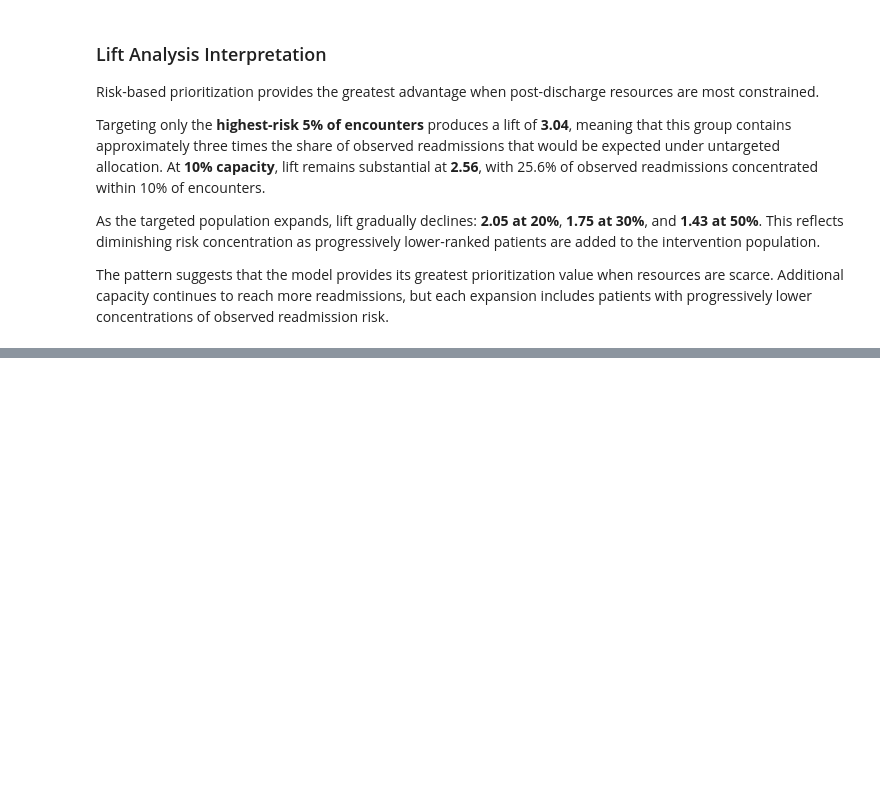
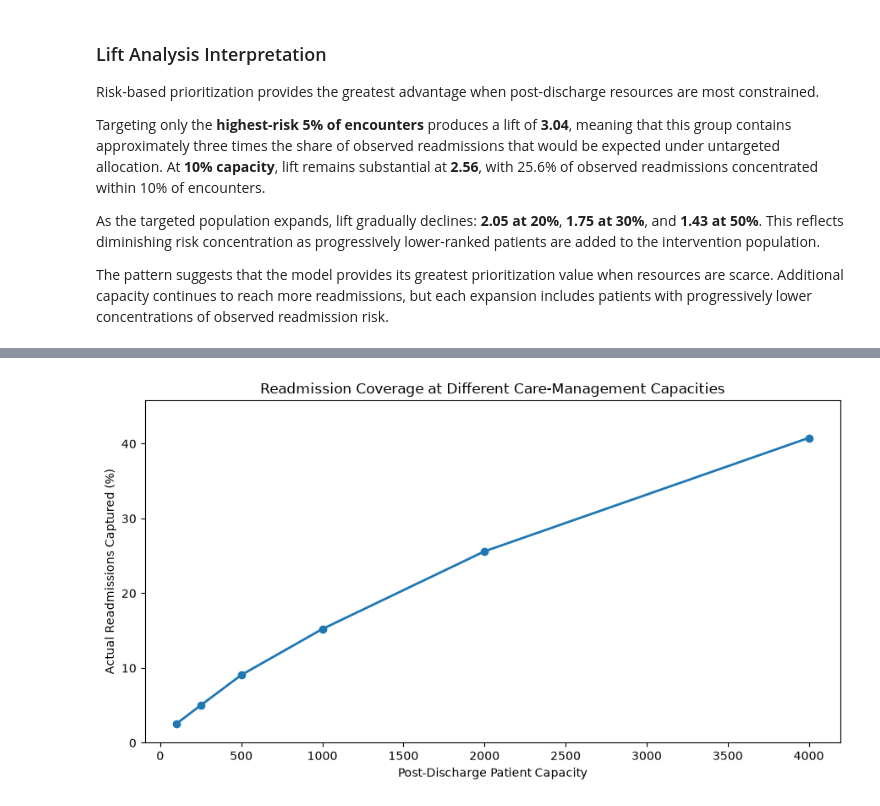
Before and after one commit to byegond-beep/hospital-readmission-resource-allocation-analytics, a Jupyter notebook: notebooks/07-readmission_decision_analysis.ipynb, the cells around one changed output, grey strips where cells are left out. Saved outputs shown, nothing was run; the diff lists cells and outputs as text; code cells hidden in the pictures; blank space fills up the shorter version.

```diff
--- a/notebooks/07-readmission_decision_analysis.ipynb
+++ b/notebooks/07-readmission_decision_analysis.ipynb
@@ -335,0 +344,24 @@ The pattern suggests that the model provides its greatest prioritization value w
+# %%
+capacity_levels = [100, 250, 500, 1000, 2000, 4000]
+
+capacity_results = []
+
+for capacity in capacity_levels:
+    targeted = ranked_data.iloc[:capacity]
+
+    readmissions = targeted["actual_readmission"].sum()
+
+    capacity_results.append({
+        "Patient Capacity": capacity,
+        "Population Reached (%)":
+            capacity / total_encounters * 100,
+        "Readmissions Captured": int(readmissions),
+        "Readmissions Captured (%)":
+            readmissions / total_readmissions * 100,
+        "Targeted Group Readmission Rate (%)":
+            targeted["actual_readmission"].mean() * 100
+    })
+
+capacity_df = pd.DataFrame(capacity_results)
+
+capacity_df.round(1)
@@ -335,0 +376,23 @@ The pattern suggests that the model provides its greatest prioritization value w
+# %%
+plt.figure(figsize=(9, 5))
+
+plt.plot(
+    capacity_df["Patient Capacity"],
+    capacity_df["Readmissions Captured (%)"],
+    marker="o",
+    linewidth=2
+)
+
+plt.xlabel("Post-Discharge Patient Capacity")
+plt.ylabel("Actual Readmissions Captured (%)")
+plt.title("Readmission Coverage at Different Care-Management Capacities")
+
+plt.ylim(
+    0,
+    capacity_df["Readmissions Captured (%)"].max() + 5
+)
+
+plt.tight_layout()
+plt.show()
+# %% [output]
+[figure, added]
```
Also changed, not shown: parts of 24 cells of this notebook.
